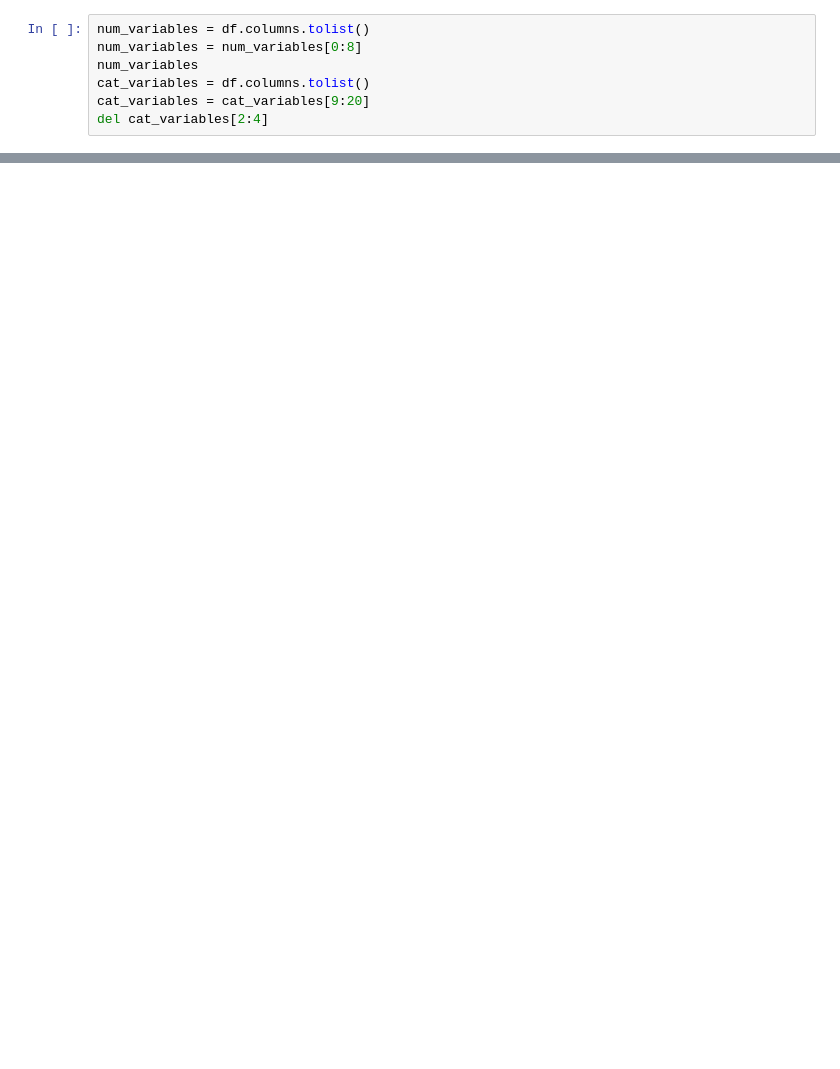
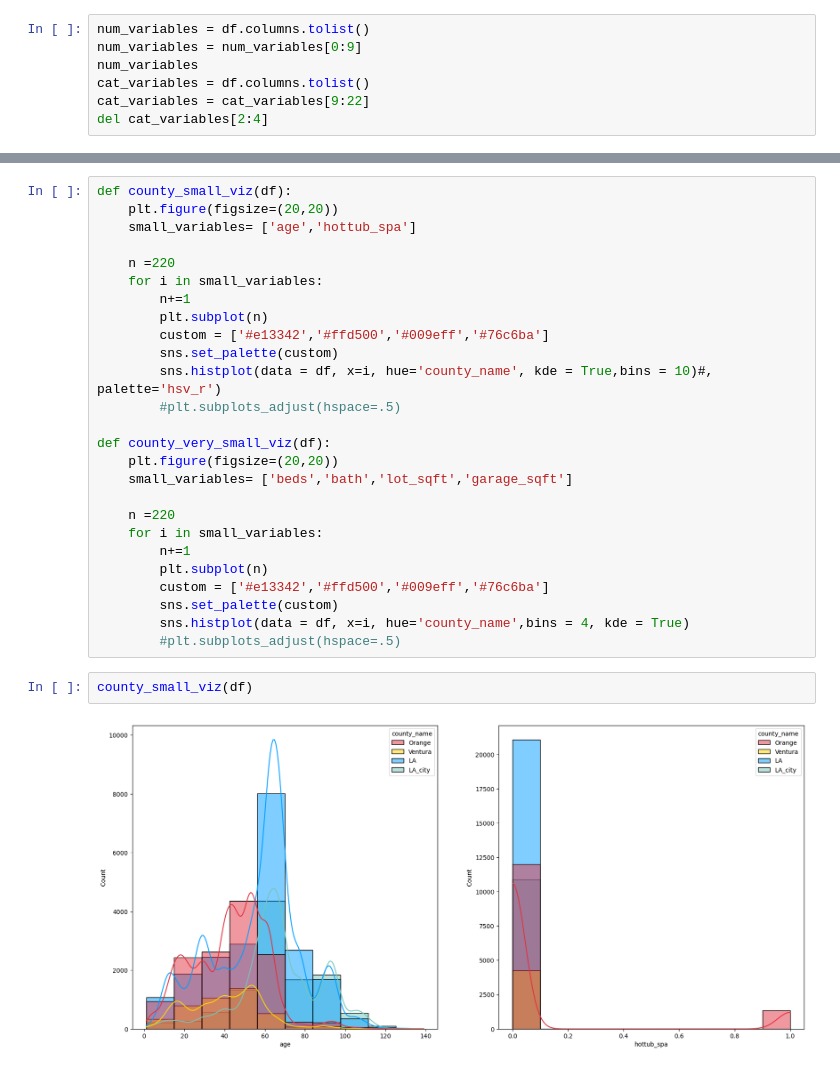
Before and after one commit to codeup-nadia-chris/clustering-project, a Jupyter notebook: chris_work_in_progress.ipynb, the cells around one changed output, grey strips where cells are left out. Saved outputs shown, nothing was run; the diff lists cells and outputs as text; blank space fills up the shorter version.

```diff
--- a/chris_work_in_progress.ipynb
+++ b/chris_work_in_progress.ipynb
@@ -57,9 +144,9 @@ memory usage: 6.4+ MB
 # %%
 num_variables = df.columns.tolist()
-num_variables = num_variables[0:8]
+num_variables = num_variables[0:9]
 num_variables
 cat_variables = df.columns.tolist()
-cat_variables = cat_variables[9:20]
+cat_variables = cat_variables[9:22]
 del cat_variables[2:4]
 # %%
 for columns in num_variables:
@@ -113,0 +282,30 @@ P-Val unit = 0.000
+# %%
+def county_small_viz(df):
+    plt.figure(figsize=(20,20))
+    small_variables= ['age','hottub_spa']
+
+    n =220
+    for i in small_variables:
+        n+=1
+        plt.subplot(n)
+        custom = ['#e13342','#ffd500','#009eff','#76c6ba']
+        sns.set_palette(custom)
+        sns.histplot(data = df, x=i, hue='county_name', kde = True,bins = 10)#, palette='hsv_r')
+        #plt.subplots_adjust(hspace=.5)
+
+def county_very_small_viz(df):
+    plt.figure(figsize=(20,20))
+    small_variables= ['beds','bath','lot_sqft','garage_sqft']
+
+    n =220
+    for i in small_variables:
+        n+=1
+        plt.subplot(n)
+        custom = ['#e13342','#ffd500','#009eff','#76c6ba']
+        sns.set_palette(custom)
+        sns.histplot(data = df, x=i, hue='county_name',bins = 4, kde = True)
+        #plt.subplots_adjust(hspace=.5)
+# %%
+county_small_viz(df)
+# %% [output]
+[figure, added]
```
Also changed, not shown: parts of 61 cells of this notebook, 1 other file.
